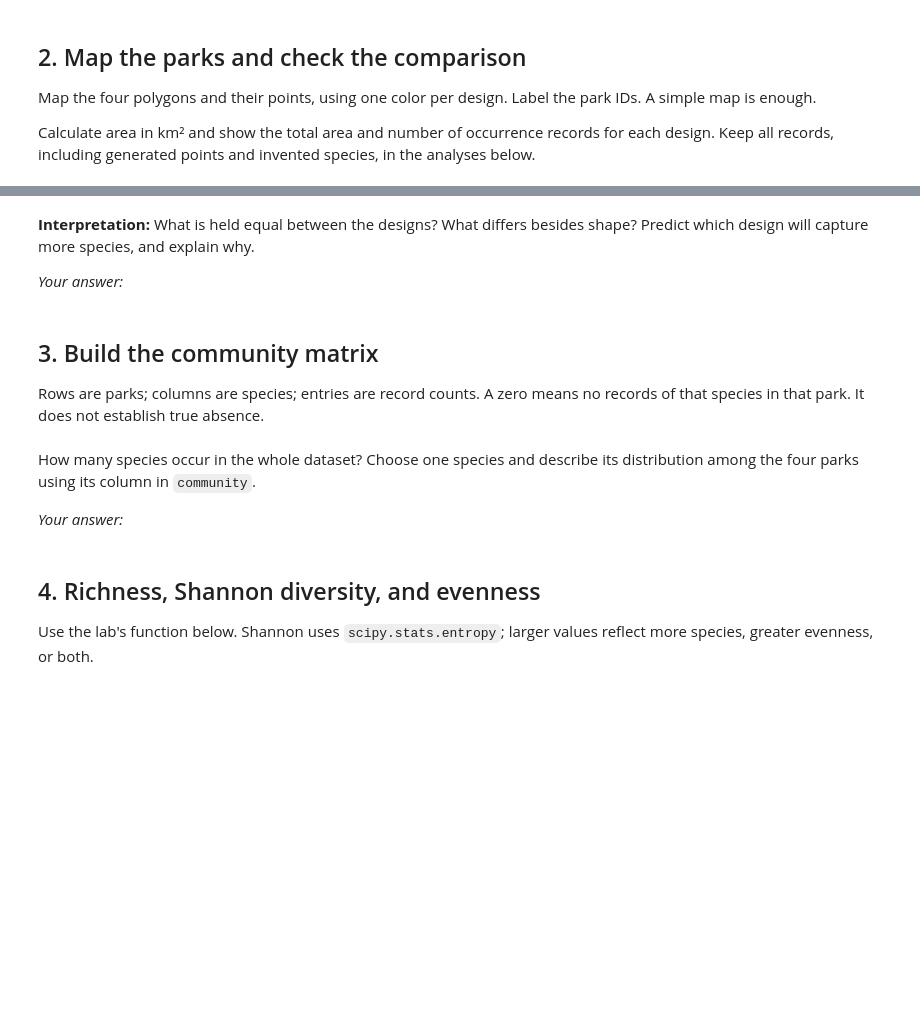
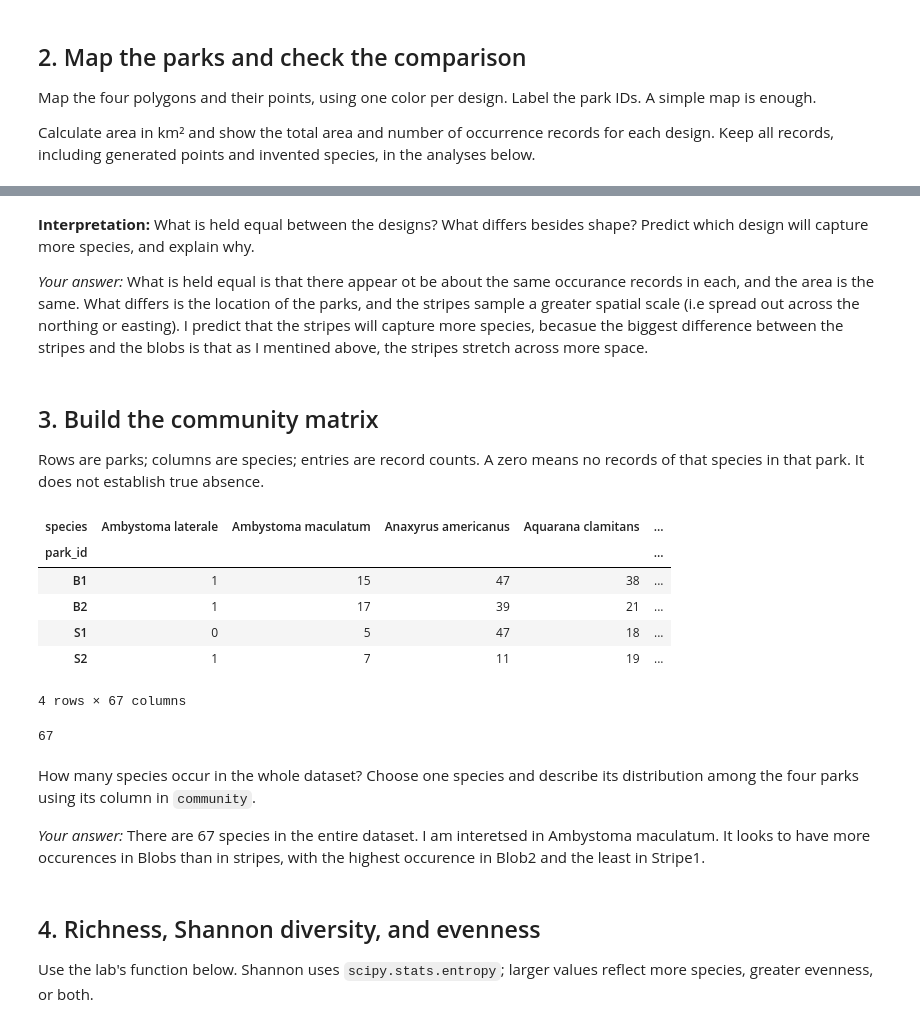
Before and after one commit to carlycoughlin-ux/BIO597-SpatialBiodiversity, a Jupyter notebook: docs/assignments/Assignment-10-SpatialCommunityComposition.ipynb, the cells around one changed output, grey strips where cells are left out. Drawn from its saved outputs; the diff is of its cells as text; code cells hidden in the pictures; blank space fills up the shorter version.

```diff
--- a/docs/assignments/Assignment-10-SpatialCommunityComposition.ipynb
+++ b/docs/assignments/Assignment-10-SpatialCommunityComposition.ipynb
@@ -74,7 +105,7 @@ display(parks.groupby("scenario").measured_km2.sum())
 **Interpretation:** What is held equal between the designs? What differs besides
 shape? Predict which design will capture more species, and explain why.
 
-*Your answer:*
+*Your answer:* What is held equal is that there appear ot be about the same occurance records in each, and the area is the same. What differs is the location of the parks, and the stripes sample a greater spatial scale (i.e spread out across the northing or easting). I predict that the stripes will capture more species, becasue the biggest difference between the stripes and the blobs is that as I mentined above, the stripes stretch across more space.
 # %% [markdown]
 ## 3. Build the community matrix
 
@@ -83,14 +114,24 @@ no records of that species in that park. It does not establish true absence.
 # %%
 community = pd.crosstab(records.park_id, records.species)
 community = community.reindex(park_order, fill_value=0)
 presence = community > 0
 
 display(community)
+records.species.nunique()
+# %% [output]
+| species | Ambystoma laterale | Ambystoma maculatum | Anaxyrus americanus | Aquarana clamitans | ... |
+| park_id |  |  |  |  | ... |
+| B1 | 1 | 15 | 47 | 38 | ... |
+| B2 | 1 | 17 | 39 | 21 | ... |
+| S1 | 0 | 5 | 47 | 18 | ... |
+| S2 | 1 | 7 | 11 | 19 | ... |
+4 rows × 67 columns
+67
 # %% [markdown]
 How many species occur in the whole dataset? Choose one species and describe
 its distribution among the four parks using its column in `community`.
 
-*Your answer:*
+*Your answer:* There are 67 species in the entire dataset. I am interetsed in Ambystoma maculatum. It looks to have more occurences in Blobs than in stripes, with the highest occurence in Blob2 and the least in Stripe1.
 # %% [markdown]
 ## 4. Richness, Shannon diversity, and evenness
 
```
Also changed, not shown: parts of 18 cells of this notebook.
